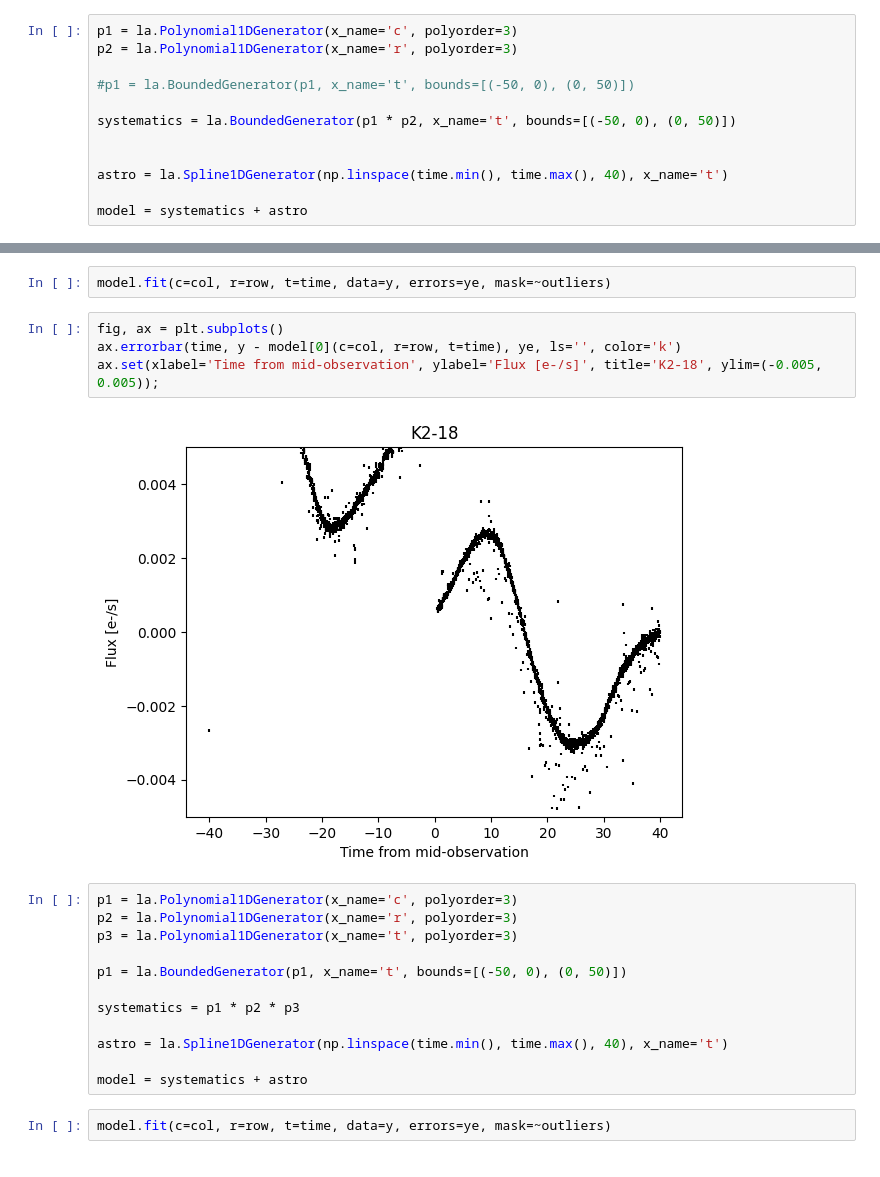
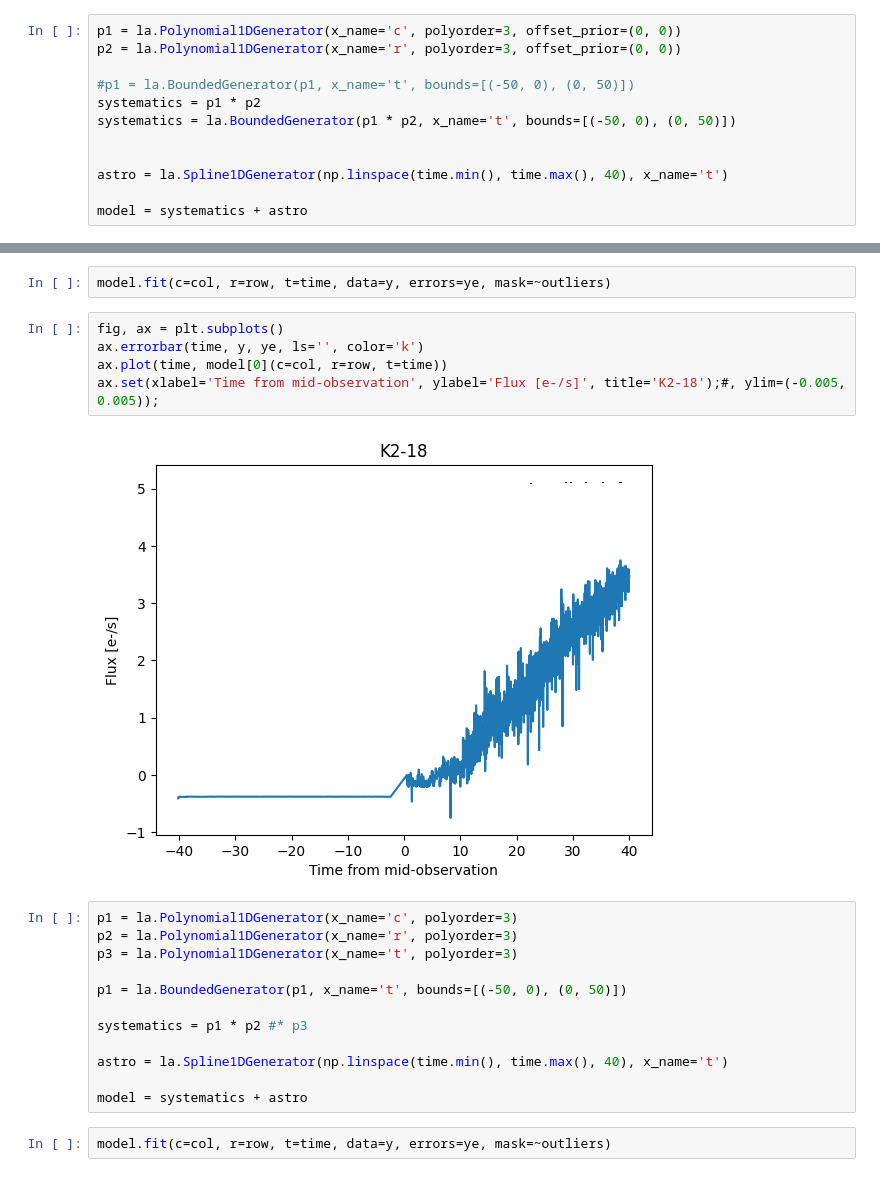
Before and after one commit to PandoraMission/lamatrix, a Jupyter notebook: docs/use-cases/fiting-K2-noise.ipynb, the cells around one changed output, grey strips where cells are left out. Drawn from its saved outputs; the diff is of its cells as text.

```diff
--- a/docs/use-cases/fiting-K2-noise.ipynb
+++ b/docs/use-cases/fiting-K2-noise.ipynb
@@ -78,11 +78,11 @@ ax.set(xlabel='Time from mid-observation', ylabel='Flux [e-/s]', title='K2-18',
 # %% [markdown]
 Something wrong with the bounds and how they are set up...
 # %%
-p1 = la.Polynomial1DGenerator(x_name='c', polyorder=3)
-p2 = la.Polynomial1DGenerator(x_name='r', polyorder=3)
+p1 = la.Polynomial1DGenerator(x_name='c', polyorder=3, offset_prior=(0, 0))
+p2 = la.Polynomial1DGenerator(x_name='r', polyorder=3, offset_prior=(0, 0))
 
 #p1 = la.BoundedGenerator(p1, x_name='t', bounds=[(-50, 0), (0, 50)])
-
+systematics = p1 * p2
 systematics = la.BoundedGenerator(p1 * p2, x_name='t', bounds=[(-50, 0), (0, 50)])
 
 
@@ -98,10 +103,11 @@ plt.pcolormesh(systematics.design_matrix(c=col, r=row, t=time).T, vmin=-1, vmax=
 model.fit(c=col, r=row, t=time, data=y, errors=ye, mask=~outliers)
 # %%
 fig, ax = plt.subplots()
-ax.errorbar(time, y - model[0](c=col, r=row, t=time), ye, ls='', color='k')
-ax.set(xlabel='Time from mid-observation', ylabel='Flux [e-/s]', title='K2-18', ylim=(-0.005, 0.005));
+ax.errorbar(time, y, ye, ls='', color='k')
+ax.plot(time, model[0](c=col, r=row, t=time))
+ax.set(xlabel='Time from mid-observation', ylabel='Flux [e-/s]', title='K2-18');#, ylim=(-0.005, 0.005));
 # %% [output]
-[figure, old version]
+[figure, new version]
 # %%
 p1 = la.Polynomial1DGenerator(x_name='c', polyorder=3)
 p2 = la.Polynomial1DGenerator(x_name='r', polyorder=3)
@@ -109,7 +115,7 @@ p3 = la.Polynomial1DGenerator(x_name='t', polyorder=3)
 
 p1 = la.BoundedGenerator(p1, x_name='t', bounds=[(-50, 0), (0, 50)])
 
-systematics = p1 * p2 * p3
+systematics = p1 * p2 #* p3
 
 astro = la.Spline1DGenerator(np.linspace(time.min(), time.max(), 40), x_name='t')
 
```
Also changed, not shown: parts of 3 cells of this notebook, 1 other file.
